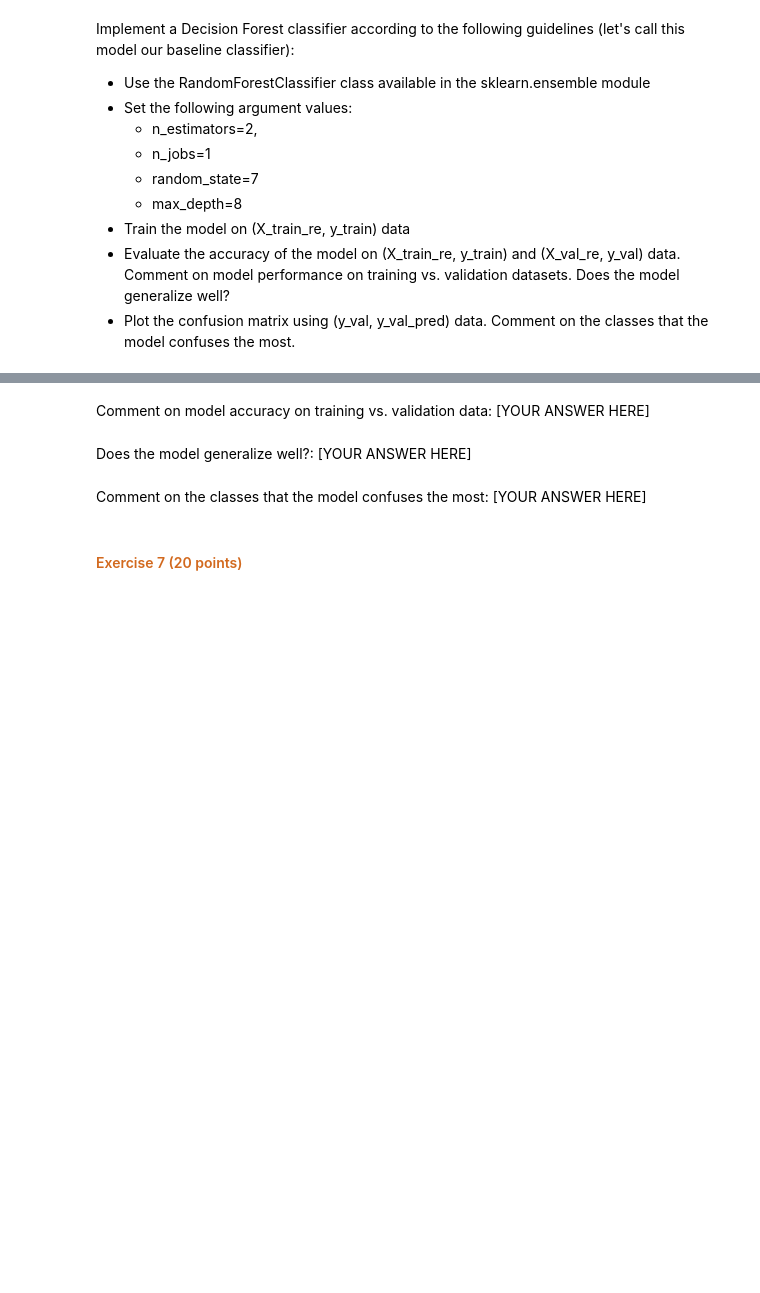
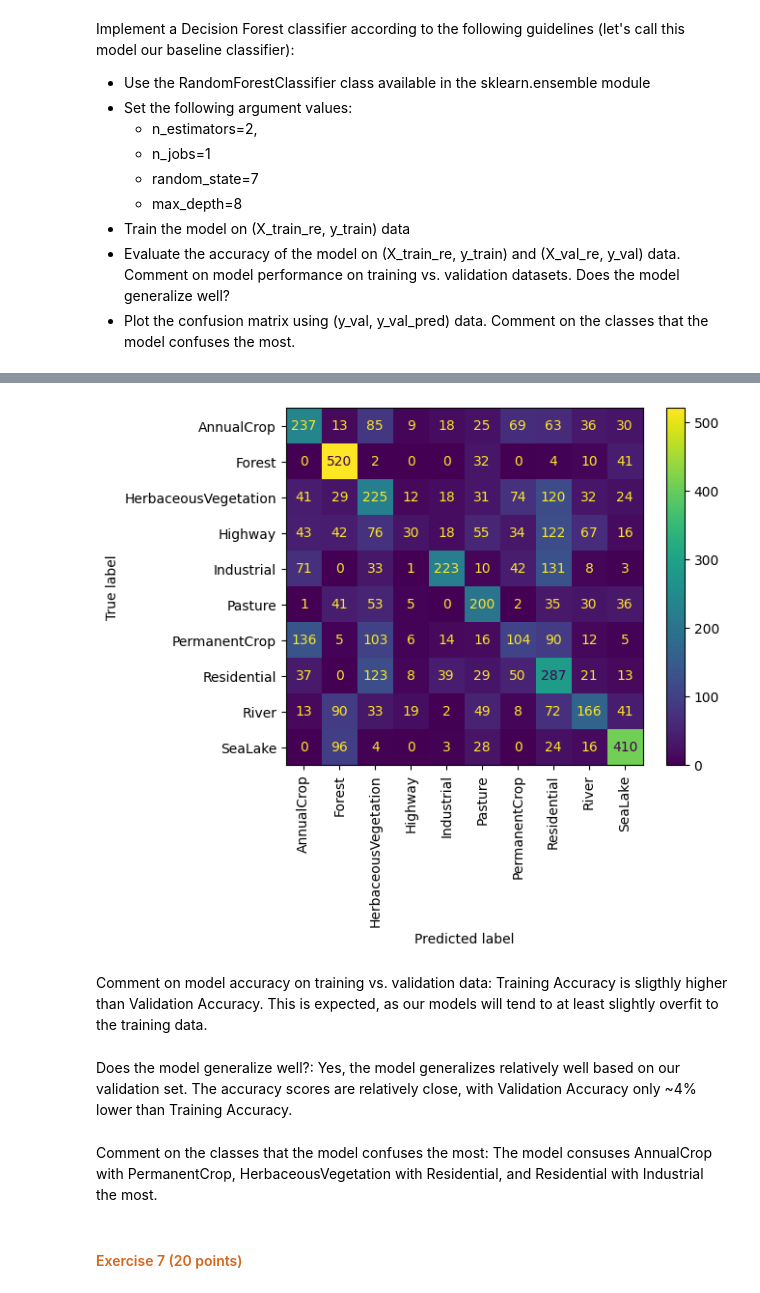
Before and after one commit to davidsolow/w207_applied_machine_learning, a Jupyter notebook: Homeworks/07 Decision Forests.ipynb, the cells around one changed output, grey strips where cells are left out. Saved outputs shown, nothing was run; the diff lists cells and outputs as text; code cells hidden in the pictures; blank space fills up the shorter version.

```diff
--- a/Homeworks/07 Decision Forests.ipynb
+++ b/Homeworks/07 Decision Forests.ipynb
@@ -149,9 +189,22 @@ def split_data(images, labels, split):
 
     # shuffle data
     # FILL IN CODE HERE #
+    n_samples = images.shape[0]
+    indices = np.arange(n_samples)
+    np.random.shuffle(indices)
+    shuffled_images = images[indices]
+    shuffled_labels = labels[indices]
 
     # create data splits
     # FILL IN CODE HERE #
+    train = int(n_samples * split[0])
+    val = train + int(n_samples * split[1])
+    X_train = shuffled_images[:train]
+    y_train = shuffled_labels[:train]
+    X_val = shuffled_images[train:val]
+    y_val = shuffled_labels[train:val]
+    X_test = shuffled_images[val:]
+    y_test = shuffled_labels[val:]
 
     return X_train, y_train, X_val, y_val, X_test, y_test
 # %%
@@ -205,21 +265,23 @@ def data_preprocessing(X, y, data_partition='train'):
 
     # image augmentation on training data
     if data_partition=="train":
+        X = tf.convert_to_tensor(X, dtype=tf.float32)
+        y = tf.convert_to_tensor(y, dtype=tf.float32)
         # adjust brightness
-        X_augm = '' # FILL IN CODE HERE #
+        X_augm = tf.map_fn(lambda x: tf.image.adjust_brightness(x, DELTA), X) # FILL IN CODE HERE #
 
         # adjust contrast
-        X_augm = '' # FILL IN CODE HERE #
+        X_augm = tf.map_fn(lambda x: tf.image.adjust_contrast(x, CONTRAST_FACTOR), X_augm) # FILL IN CODE HERE #
 
         # random flip
-        X_augm = '' # FILL IN CODE HERE #
+        X_augm = tf.map_fn(lambda x: tf.image.random_flip_left_right(x), X_augm) # FILL IN CODE HERE #
 
         # concatenate original X and augmented X_aug data
-        X = '' # FILL IN CODE HERE #
+        X = tf.concat([X, X_augm], axis=0) # FILL IN CODE HERE #
 
         # concatenate y_train (note the label is preserved)
         y_augm = y
-        y = tf.concat([y, y_augm],axis=0)
+        y = tf.concat([y, y_augm], axis=0)
 
         # shuffle X and y, i.e., shuffle two tensors in the same order
         shuffle = tf.random.shuffle(tf.range(tf.shape(X)[0], dtype=tf.int32))
@@ -229,6 +291,7 @@ def data_preprocessing(X, y, data_partition='train'):
 
     # rescale image by dividing each pixel by 255.0
     # FILL IN CODE HERE #
+    X = X / 255.
 
     return X, y
 # %% [markdown]
@@ -280,3 +354,12 @@ Implement a Decision Forest classifier according to the following guidelines (le
 - Plot the confusion matrix using (y_val, y_val_pred) data. Comment on the classes that the model confuses the most.
 # %%
 ### YOUR CODE HERE ###
+model = ensemble.RandomForestClassifier(n_estimators=2,
+                                        n_jobs=1,
+                                        random_state=7,
+                                        max_depth=8)
+model.fit(X_train_re, y_train)
+y_train_pred = model.predict(X_train_re)
+y_val_pred = model.predict(X_val_re)
+print("Train Accuracy:", accuracy_score(y_train, y_train_pred))
+print("Val Accuracy:", accuracy_score(y_val, y_val_pred))
@@ -282,0 +369,3 @@ Implement a Decision Forest classifier according to the following guidelines (le
+# %%
+cm = confusion_matrix(y_val, y_val_pred)
+print(cm)
@@ -283,9 +383,18 @@ Implement a Decision Forest classifier according to the following guidelines (le
+# %%
+cm_disp = ConfusionMatrixDisplay(confusion_matrix=cm,
+                                 display_labels=encoder.classes_)
+fig, ax = plt.subplots()
+cm_disp.plot(ax=ax)
+plt.xticks(rotation=90)
+plt.show()
+# %% [output]
+[figure, added]
 # %% [markdown]
-Comment on model accuracy on training vs. validation data: [YOUR ANSWER HERE]
+Comment on model accuracy on training vs. validation data: Training Accuracy is sligthly higher than Validation Accuracy. This is expected, as our models will tend to at least slightly overfit to the training data.
 # %% [markdown]
-Does the model generalize well?: [YOUR ANSWER HERE]
+Does the model generalize well?: Yes, the model generalizes relatively well based on our validation set. The accuracy scores are relatively close, with Validation Accuracy only ~4% lower than Training Accuracy.
 # %% [markdown]
-Comment on the classes that the model confuses the most: [YOUR ANSWER HERE]
+Comment on the classes that the model confuses the most: The model consuses AnnualCrop with PermanentCrop, HerbaceousVegetation with Residential, and Residential with Industrial the most.
 # %% [markdown]
 #### <span style="color:chocolate"> Exercise 7 (20 points) </span>
 # %% [markdown]
```
Also changed, not shown: parts of 30 cells of this notebook.
